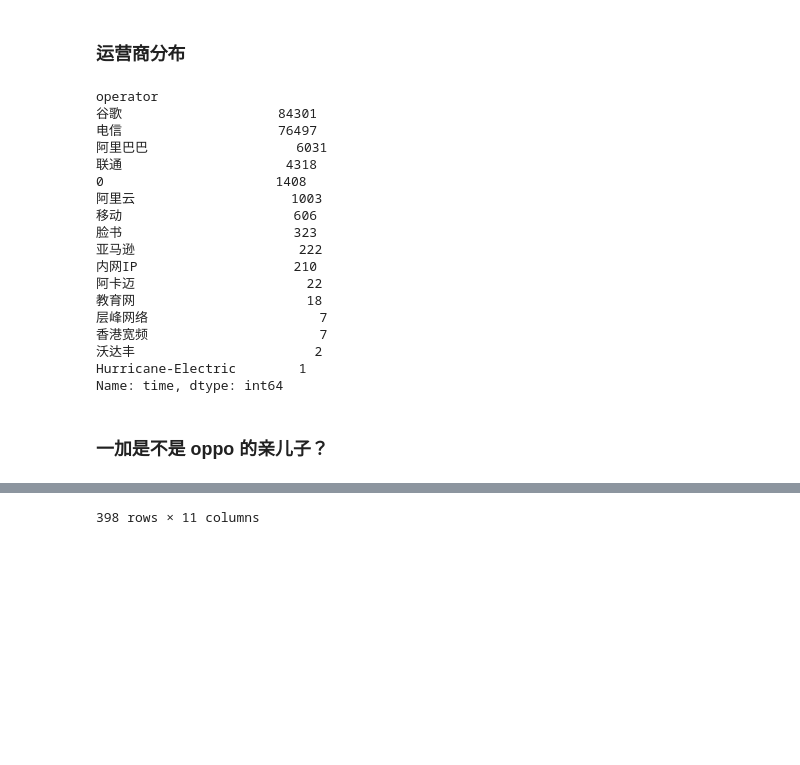
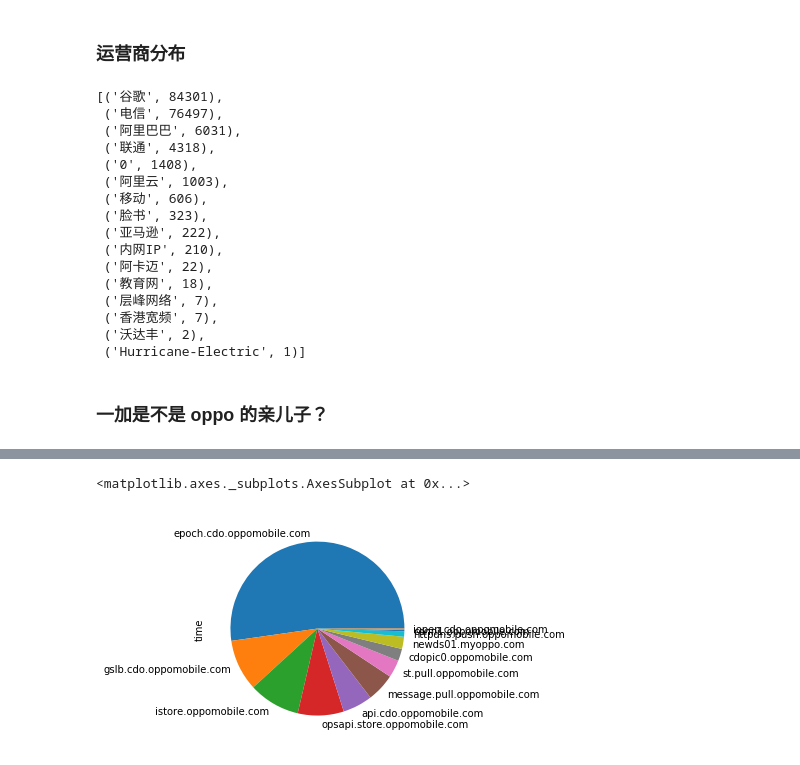
Before and after one commit to wangshub/tracking-my-phone, a Jupyter notebook: visual.ipynb, the cells around one changed output, grey strips where cells are left out. Drawn from its saved outputs; the diff is of its cells as text; code cells hidden in the pictures; blank space fills up the shorter version.

Commit message:
feat: adjust pie chart

```diff
--- a/visual.ipynb
+++ b/visual.ipynb
@@ -219,29 +219,28 @@ df.groupby(['day']).count()['domain'].plot(kind='bar', color='b', title='daily r
 # %% [markdown]
 ### 运营商分布
 # %%
-df_company.groupby(['operator']).count().sort_values(['time'], ascending=False)['time']
+data_vis_operator = df_company.groupby(['operator']).count().sort_values(['time'], ascending=False)['time']
+[items for items in data_vis_operator.iteritems()]
 # %% [output]
-operator
-谷歌                    84301
-电信                    76497
-阿里巴巴                   6031
-联通                     4318
-0                      1408
-阿里云                    1003
-移动                      606
-脸书                      323
-亚马逊                     222
-内网IP                    210
-阿卡迈                      22
-教育网                      18
-层峰网络                      7
-香港宽频                      7
-沃达丰                       2
-Hurricane-Electric        1
-Name: time, dtype: int64
+[('谷歌', 84301),
+ ('电信', 76497),
+ ('阿里巴巴', 6031),
+ ('联通', 4318),
+ ('0', 1408),
+ ('阿里云', 1003),
+ ('移动', 606),
+ ('脸书', 323),
+ ('亚马逊', 222),
+ ('内网IP', 210),
+ ('阿卡迈', 22),
+ ('教育网', 18),
+ ('层峰网络', 7),
+ ('香港宽频', 7),
+ ('沃达丰', 2),
+ ('Hurricane-Electric', 1)]
 # %% [markdown]
 ### 一加是不是 oppo 的亲儿子？
 # %%
 df_oppo = df_company[df_company['domain'].apply(lambda x: 'oppo' in x)]
-df_oppo
+df_oppo.groupby(['domain']).count().sort_values(['time'], ascending=False)['time'].plot(kind='pie')
 # %% [output]
@@ -265 +247,2 @@ df_oppo
-398 rows × 11 columns
+<matplotlib.axes._subplots.AxesSubplot at 0x...>
+[figure, added]
```
Also changed, not shown: parts of 1 cell of this notebook, 1 other file.
